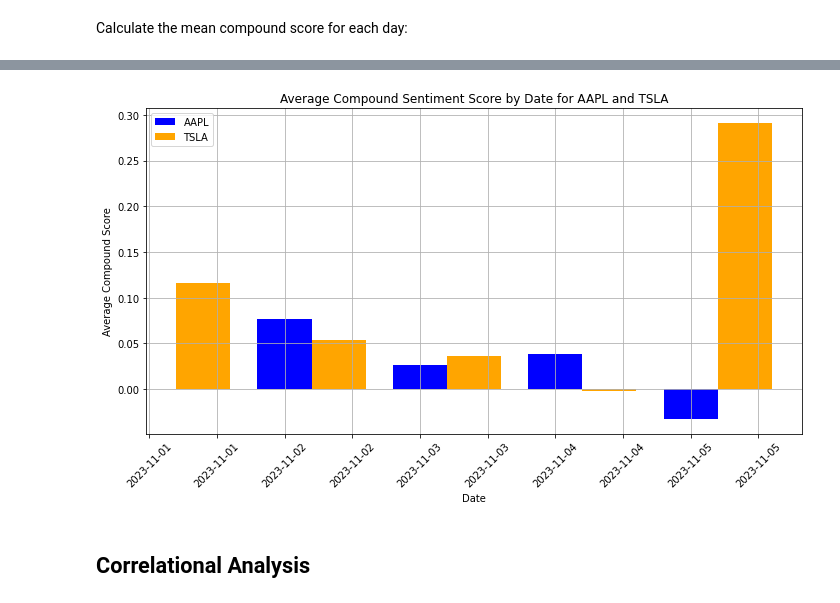
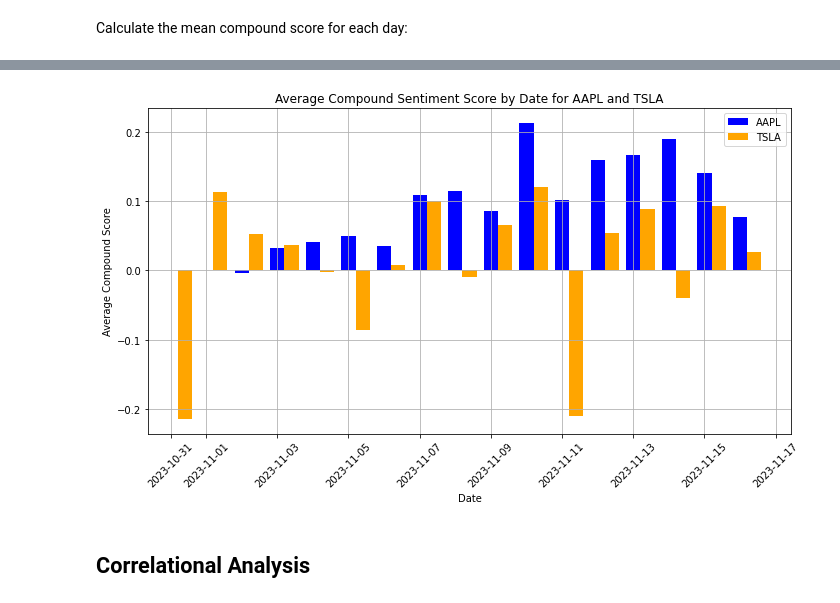
Before and after one commit to mmahmoudighaznavi/Harnessing-the-Power-of-News-in-Stock-Market-Predictions-Incorporating-News-Analysis, a Jupyter notebook: SentimetAnalysis_599.ipynb, the cells around one changed output, grey strips where cells are left out. Saved outputs shown, nothing was run; the diff lists cells and outputs as text; code cells hidden in the pictures.

```diff
--- a/SentimetAnalysis_599.ipynb
+++ b/SentimetAnalysis_599.ipynb
@@ -149,0 +160,6 @@ df.to_csv('/Users/Mohammad/Desktop/ADS599_DataFrames/my_dataframe2.csv', index=F
+# %%
+# Concatenating all dataframes
+concatenated_df = pd.concat([
+        my_dataframe1, my_dataframe2, my_dataframe3,
+        my_dataframe4, my_dataframe5, my_dataframe6
+    ])
@@ -149,0 +182,3 @@ df.to_csv('/Users/Mohammad/Desktop/ADS599_DataFrames/my_dataframe2.csv', index=F
+# %%
+# Removing duplicates
+df = concatenated_df.drop_duplicates()
@@ -186 +239,7 @@ unique_values = df.nunique()
  dtype: int64)
+# %%
+#remove missing rows
+
+df = df.dropna()
+
+df.info()
@@ -245,7 +318,9 @@ True
 vader = SentimentIntensityAnalyzer()
 # %%
 f = lambda title: vader.polarity_scores(title)['compound']
+df = df.copy()
 df['compound'] = df['title'].apply(f)
+df.loc[:, 'compound'] = df['title'].apply(f)
 # %%
 df
 # %% [output]
@@ -282,38 +364,39 @@ mean_df
 # %%
-
+# Convert the 'date' column to datetime type
+mean_df['date'] = pd.to_datetime(mean_df['date'])
 
 plt.figure(figsize=(10, 6))
 
 # Create a bar plot for AAPL
 plt.bar(mean_df[mean_df['ticker'] == 'AAPL']['date'],
         mean_df[mean_df['ticker'] == 'AAPL']['compound'],
         width=0.4, label='AAPL', color='blue')
 
 # Create a bar plot for TSLA, offset by 0.4 days for clarity
 plt.bar(mean_df[mean_df['ticker'] == 'TSLA']['date'] + pd.Timedelta(days=0.4),
         mean_df[mean_df['ticker'] == 'TSLA']['compound'],
         width=0.4, label='TSLA', color='orange')
 
 # Formatting the date labels to show the year, month, and day
 plt.gca().xaxis.set_major_formatter(plt.matplotlib.dates.DateFormatter('%Y-%m-%d'))
 
 # Rotate date labels for better readability
 plt.xticks(rotation=45)
 
 # Adding the axis labels and title
 plt.xlabel('Date')
 plt.ylabel('Average Compound Score')
 plt.title('Average Compound Sentiment Score by Date for AAPL and TSLA')
 
 # Adding a grid and a legend
 plt.grid(True)
 plt.legend()
 
 # Show the plot with clear date labels including the year
 plt.tight_layout()
 plt.show()
 # %% [output]
-[figure, old version]
+[figure, new version]
 # %% [markdown]
 ## Correlational Analysis
 # %% [markdown]
```
Also changed, not shown: parts of 35 cells of this notebook.
